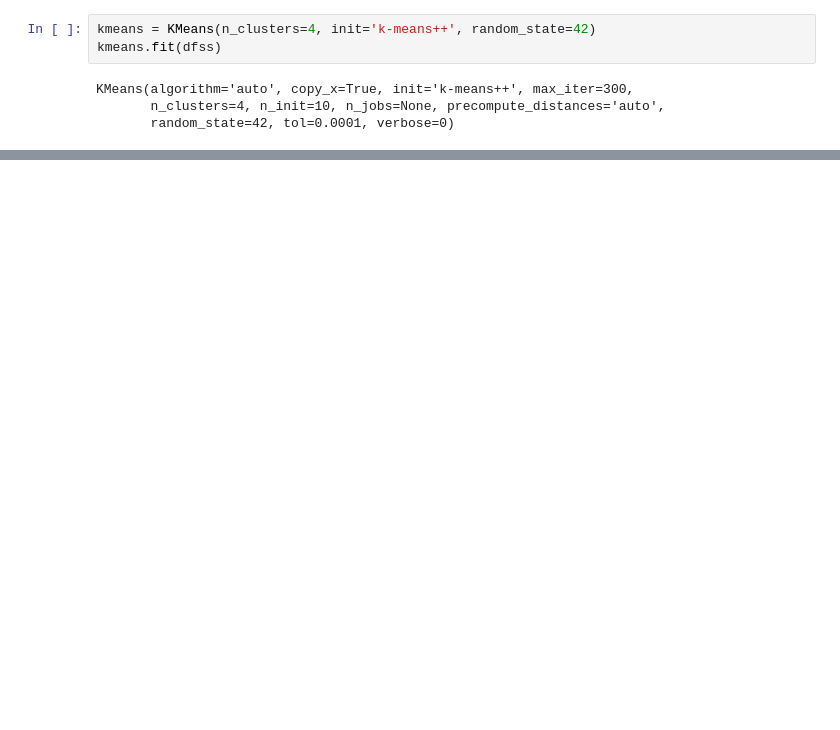
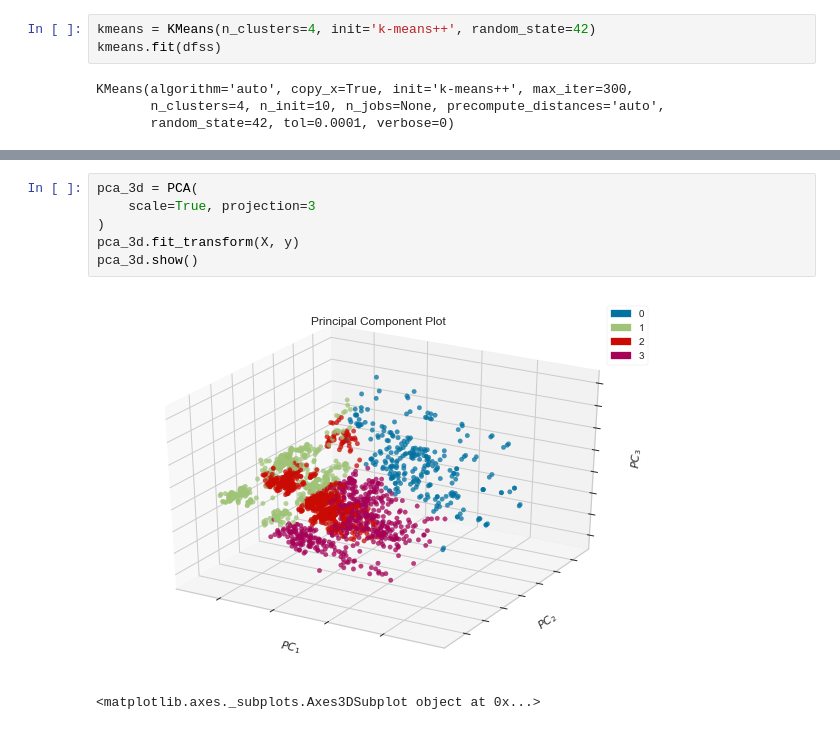
Before and after one commit to YM88/customer_segmentation, a Jupyter notebook: 001.ipynb, the cells around one changed output, grey strips where cells are left out. Cells and saved outputs as stored; diff of their text form; blank space fills up the shorter version.

```diff
--- a/001.ipynb
+++ b/001.ipynb
@@ -145,0 +232,9 @@ px.parallel_categories(df, color='kmeans_labels' , width=1000, height=800)
+# %%
+pca_3d = PCA(
+    scale=True, projection=3
+)
+pca_3d.fit_transform(X, y)
+pca_3d.show()
+# %% [output]
+[figure, added]
+<matplotlib.axes._subplots.Axes3DSubplot object at 0x...>
```
Also changed, not shown: parts of 37 cells of this notebook.
